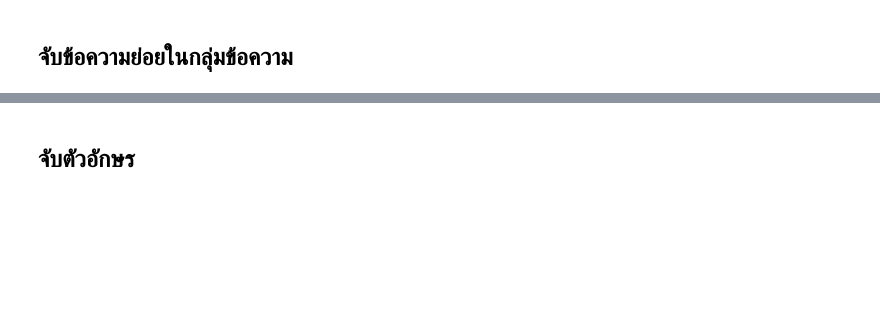
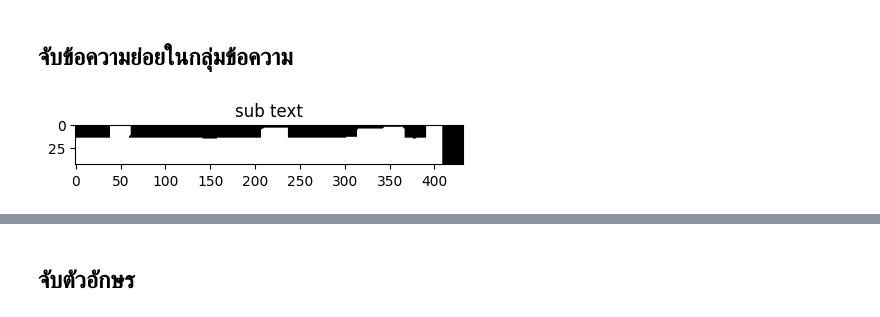
Before and after one commit to kunimpan/ocr-engine-python, a Jupyter notebook: scripts/ocr_transcripts_V3.ipynb, the cells around one changed output, grey strips where cells are left out. Saved outputs shown, nothing was run; the diff lists cells and outputs as text; code cells hidden in the pictures; blank space fills up the shorter version.

```diff
--- a/scripts/ocr_transcripts_V3.ipynb
+++ b/scripts/ocr_transcripts_V3.ipynb
@@ -122,103 +161,68 @@ import matplotlib.pyplot as plt
 from pathlib import Path
 
 def detect_text_in_group(binary_image):
-    kernel = np.ones((4, 9), np.uint8)
-    dummy_image = cv2.dilate(binary_image, kernel, iterations=1)
+    kernel = np.ones((6, 6), np.uint8)
+    dummy_image = cv2.dilate(binary_image, kernel, iterations=3)
+
+    plt.figure(figsize=(5,5))
+    plt.imshow(dummy_image, cmap="gray")
+    plt.title(f"sub text")
+    plt.show()
 
     sub_text_images = []
     # ใช้ Connected Component Analysis
     num_labels, labels, stats, centroids = cv2.connectedComponentsWithStats(dummy_image, connectivity=8)
 
+    # กรองข้อมูล Background และจัดเรียงจากซ้ายไปขวา (ตามค่า x)
+    char_stats = stats[1:]  # ข้าม Background (index 0)
+    sorted_indices = np.argsort(char_stats[:, 0])  # จัดเรียงตามค่า x (คอลัมน์ที่ 0)
+    sorted_stats = char_stats[sorted_indices]
+
     expand_ratio = 0.0  # อัตราส่วนการขยาย (0.5 คือ 50% ของขนาดเดิม)
     reduce_size = 0.00
-    for idx, i in enumerate(range(1, num_labels)):  # เริ่มจาก 1 เพราะ 0 คือ background
-        x, y, w, h, area = stats[i]
+    #for idx, i in enumerate(range(1, num_labels)):  # เริ่มจาก 1 เพราะ 0 คือ background
+    for idx, stats in enumerate(sorted_stats):
+        #x, y, w, h, area = stats[i]
+        x, y, w, h, area = stats
         x_exp = int(x - (expand_ratio-reduce_size) * w)
         y_exp = int(y - (expand_ratio) * h)
         w_exp = int(w + 2 * (expand_ratio-reduce_size) * w)
         h_exp = int(h + 2 * (expand_ratio) * h)
 
         # ตรวจสอบไม่ให้เกินขอบภาพ
         x_exp = max(0, x_exp)
         y_exp = max(0, y_exp)
         w_exp = min(binary_image.shape[1] - x_exp, w_exp)
         h_exp = min(binary_image.shape[0] - y_exp, h_exp)
 
         cca_img = binary_image[y_exp:y_exp+h_exp, x_exp:x_exp+w_exp]
         sub_text_images.append(cca_img)
         cv2.imwrite(f"../data/output_images/output/text_sub/cca_{idx}.jpg", cca_img)
         cv2.rectangle(image, (x_exp, y_exp), (x_exp + w_exp, y_exp + h_exp), (0, 255, 0), 1)
 
     return sub_text_images
 
 #text_images = detect_text_in_group(dilalated_img, binary_image)
 
 text_group_sub_images = []
 for idx_text, text_group in enumerate(text_group_images):
     #print(idx_text)
     text_group_sub_images.append(detect_text_in_group(text_group))
 
 print("จำนวนกลุ่มข้อความ:", len(text_group_sub_images))
 print(" จำนวนข้อความย่อยในกลุ่มข้อความ:", len(text_group_sub_images[0]))
 
-plt.figure(figsize=(10,10))
-plt.imshow(text_group_sub_images[2][0], cmap="gray")
-#plt.title(f"text")
+'''
+plt.figure(figsize=(2,2))
+plt.imshow(text_group_sub_images[0][0], cmap="gray")
+plt.title(f"text")
 plt.show()
+'''
 
-'''
-# โหลดภาพ
-img = cv2.imread("../data/output_images/output/cca_29.jpg")
-
-# แปลงเป็น Grayscale
-gray_img = cv2.cvtColor(img, cv2.COLOR_BGR2GRAY)
-
-# การ Threshold แบบ Adaptive Gaussian
-binary_image = cv2.adaptiveThreshold(
-    gray_img, 255, cv2.ADAPTIVE_THRESH_GAUSSIAN_C, cv2.THRESH_BINARY_INV, 51,30
-)
-
-cv2.imshow("image", binary_image)
-cv2.waitKey(0)
-cv2.destroyAllWindows()
-
-kernel = np.ones((4, 9), np.uint8)
-dummy_word_image = cv2.dilate(binary_image, kernel, iterations=1)
-
-# ใช้ Connected Component Analysis
-num_labels, labels, stats, centroids = cv2.connectedComponentsWithStats(dummy_word_image, connectivity=8)
-
-# จัดเรียงจากซ้ายไปขวา (ตามค่า x)
-sorted_indices = np.argsort(stats[1:, 0])  # ข้าม background (index 0)
-sorted_stats = stats[1:][sorted_indices]  # จัดเรียง stats ใหม่
-sorted_centroids = centroids[1:][sorted_indices]  # จัดเรียง centroids ใหม่
-
-
-expand_ratio = 0.0  # อัตราส่วนการขยาย (0.5 คือ 50% ของขนาดเดิม)
-reduce_size = 0.00
-# วาดกรอบตามลำดับ
-print(f'-----------------------------------------')
-for idx, stat in enumerate(sorted_stats):
-    #print(f'{idx} {stat}, x+y:{(stat[0]+stat[1])}, y+h:{(stat[1]+stat[3])}, x+w:{(stat[0]+stat[2])}')
-    x, y, w, h, area = stat
-    x_exp = int(x - (expand_ratio-reduce_size) * w)
-    y_exp = int(y - (expand_ratio) * h)
-    w_exp = int(w + 2 * (expand_ratio-reduce_size) * w)
-    h_exp = int(h + 2 * (expand_ratio) * h)
-
-    # ตรวจสอบไม่ให้เกินขอบภาพ
-    x_exp = max(0, x_exp)
-    y_exp = max(0, y_exp)
-    w_exp = min(img.shape[1] - x_exp, w_exp)
-    h_exp = min(img.shape[0] - y_exp, h_exp)
-
-    cca_img = img[y_exp:y_exp+h_exp, x_exp:x_exp+w_exp]
-
-    cv2.imwrite(f"../data/output_images/output/word/cca_word_{idx}.jpg", cca_img)
-    cv2.rectangle(img, (x_exp, y_exp), (x_exp + w_exp, y_exp + h_exp), (0, 255, 0), 1)
-    #print(f"Component {idx}: x={x}, y={y}, w={w}, h={h}, area={area}")
-
-cv2.imwrite("../data/output_images/output/word/cca.jpg", img)
-
-'''
+for idx, sub_text  in enumerate(text_group_sub_images[0]):
+    plt.figure(figsize=(5,5))
+    plt.imshow(sub_text, cmap="gray")
+    plt.title(f"sub text")
+    plt.show()
 # %% [output]
+[figure, new version]
```
Also changed, not shown: parts of 10 cells of this notebook, 19 other files.
